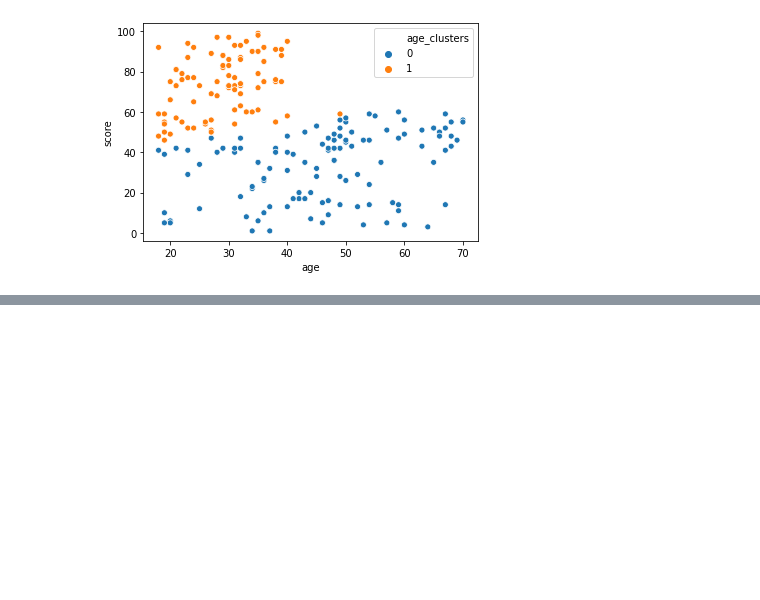
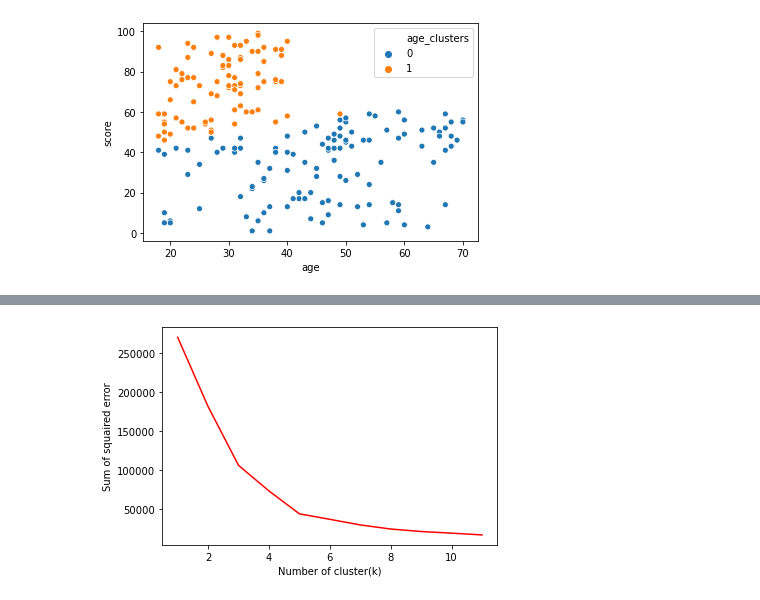
Before and after one commit to alaminbhuyan/ML, a Jupyter notebook: Machine Learning/Unsupervised_learning/K-mean_clustring/k-mean_culstering.ipynb, the cells around one changed output, grey strips where cells are left out. Drawn from its saved outputs; the diff is of its cells as text; code cells hidden in the pictures; blank space fills up the shorter version.

```diff
--- a/Machine Learning/Unsupervised_learning/K-mean_clustring/k-mean_culstering.ipynb
+++ b/Machine Learning/Unsupervised_learning/K-mean_clustring/k-mean_culstering.ipynb
@@ -159,3 +159,12 @@ sb.scatterplot(x='age',y='score',hue='age_clusters',data=df)
 # %% [output]
 <matplotlib.axes._subplots.AxesSubplot at 0x...>
 [figure]
+# %%
+# applied Elbow method
+k_range = range(1,12)
+wcss = []
+for k in k_range:
+    km = KMeans(n_clusters=k)
+    km.fit(df[['income','score']])
+    wcss.append(km.inertia_)
+wcss
@@ -161,0 +183,7 @@ sb.scatterplot(x='age',y='score',hue='age_clusters',data=df)
+# %%
+plt.plot(k_range,wcss,color="red")
+plt.xlabel("Number of cluster(k)")
+plt.ylabel("Sum of squaired error")
+plt.show()
+# %% [output]
+[figure, added]
```
Also changed, not shown: parts of 6 cells of this notebook, 2 other files.
